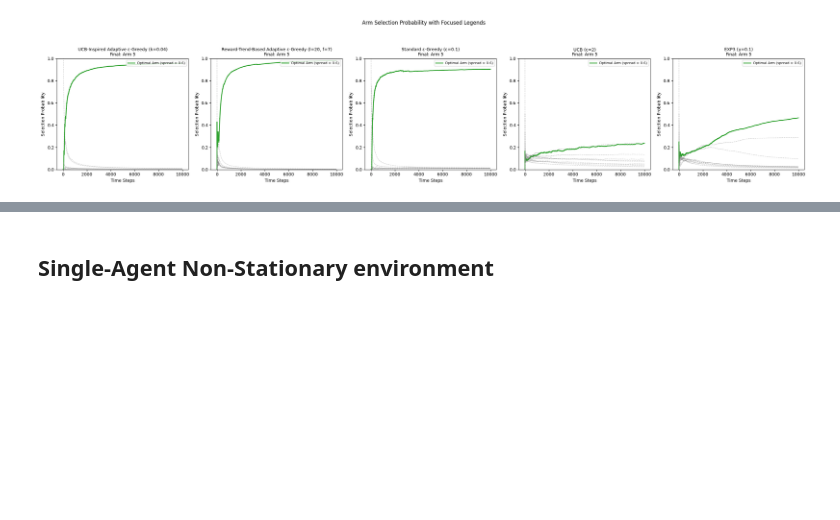
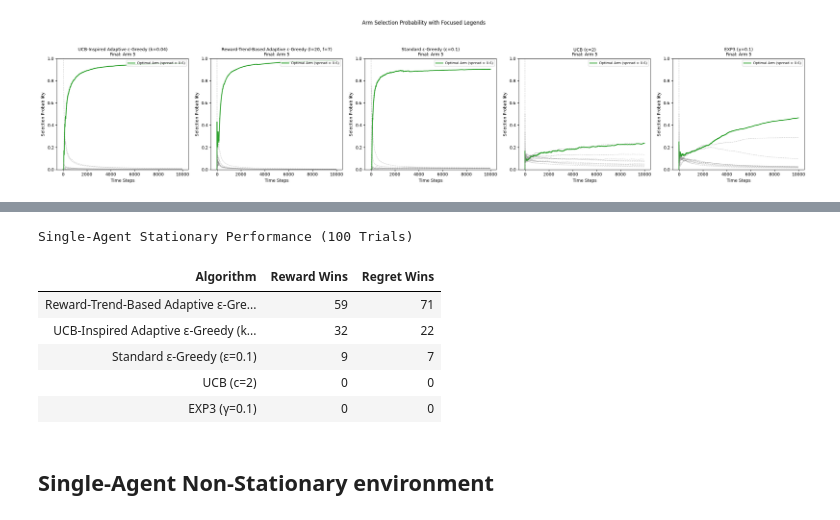
Before and after one commit to jessie-1001/RS-PROJECT, a Jupyter notebook: New_Algorithm_in_OTC.ipynb, the cells around one changed output, grey strips where cells are left out. Cells and saved outputs as stored; diff of their text form; code cells hidden in the pictures; blank space fills up the shorter version.

```diff
--- a/New_Algorithm_in_OTC.ipynb
+++ b/New_Algorithm_in_OTC.ipynb
@@ -414,3 +414,69 @@ plt.tight_layout()
 plt.show()
 # %% [output]
 [figure]
+# %%
+# ==========================
+# Multi-Trial Evaluation
+# ==========================
+num_trials = 100
+reward_wins = {config['label']: 0 for config in algo_configs}
+regret_wins = {config['label']: 0 for config in algo_configs}
+
+for trial in range(num_trials):
+    print(trial) if trial % 10 == 0 else None
+    # Track performance for current trial
+    trial_rewards = {}
+    trial_regrets = {}
+
+    # Run all algorithms with same environmental conditions
+    for config in algo_configs:
+        env = OTCEnvironment( # Define environment
+            spreads,
+            competitor_spread=competitor_spread,
+            alpha=alpha
+        )
+        cum_reward, cum_regret, _ = run_experiment(
+            config['class'],
+            config['params'],
+            env,
+            num_steps
+        )
+        trial_rewards[config['label']] = cum_reward[-1]
+        trial_regrets[config['label']] = cum_regret[-1]
+
+    # Update win counters
+    max_reward = max(trial_rewards.values())
+    min_regret = min(trial_regrets.values())
+
+    for algo in algo_configs:
+        label = algo['label']
+        if trial_rewards[label] == max_reward:
+            reward_wins[label] += 1
+        if trial_regrets[label] == min_regret:
+            regret_wins[label] += 1
+
+# ==========================
+# Result Table
+# ==========================
+import pandas as pd
+
+# Create DataFrame from results
+results_df = pd.DataFrame({
+    'Algorithm': list(reward_wins.keys()),
+    'Reward Wins': list(reward_wins.values()),
+    'Regret Wins': list(regret_wins.values())
+})
+
+# Sort and format
+results_df = (results_df
+              .sort_values('Regret Wins', ascending=False)
+              .reset_index(drop=True)
+              .style
+              .set_caption(f'Single-Agent Stationary Performance ({num_trials} Trials)')
+              .format({'Regret Wins': '{:.0f}', 'Reward Wins': '{:.0f}'})
+              .hide(axis='index')
+              .set_properties(**{'text-align': 'left'})
+              )
+
+display(results_df)
+# %% [output]
@@ -417,3 +493,10 @@ plt.show()
+Single-Agent Stationary Performance (100 Trials)
+| Algorithm | Reward Wins | Regret Wins |
+| Reward-Trend-Based Adaptive ε-Gre... | 59 | 71 |
+| UCB-Inspired Adaptive ε-Greedy (k... | 32 | 22 |
+| Standard ε-Greedy (ε=0.1) | 9 | 7 |
+| UCB (c=2) | 0 | 0 |
+| EXP3 (γ=0.1) | 0 | 0 |
 # %% [markdown]
 ## Single-Agent Non-Stationary environment
 # %%
```
Also changed, not shown: parts of 1 cell of this notebook.
